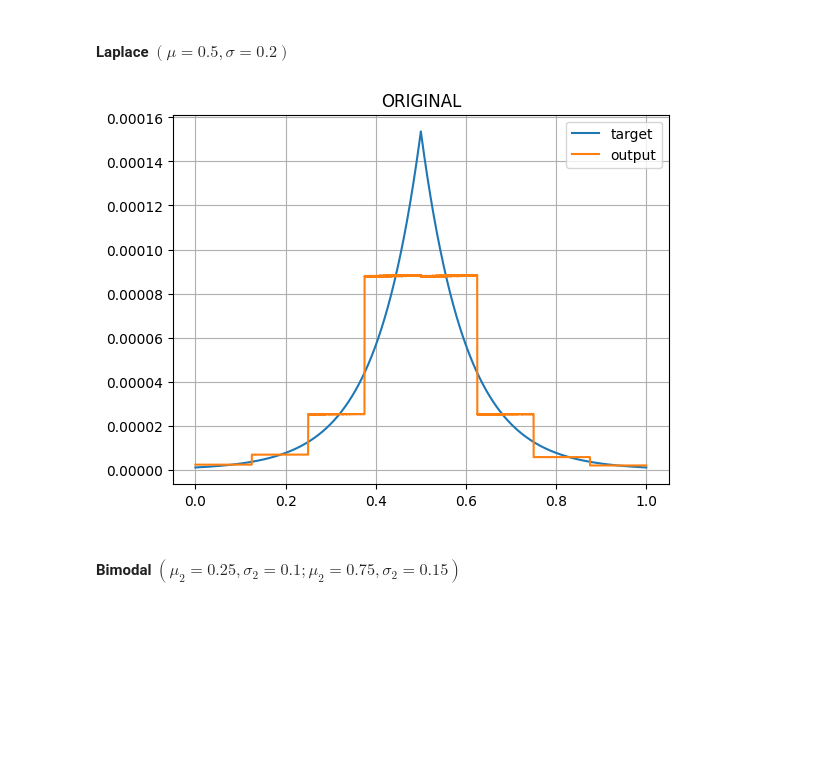
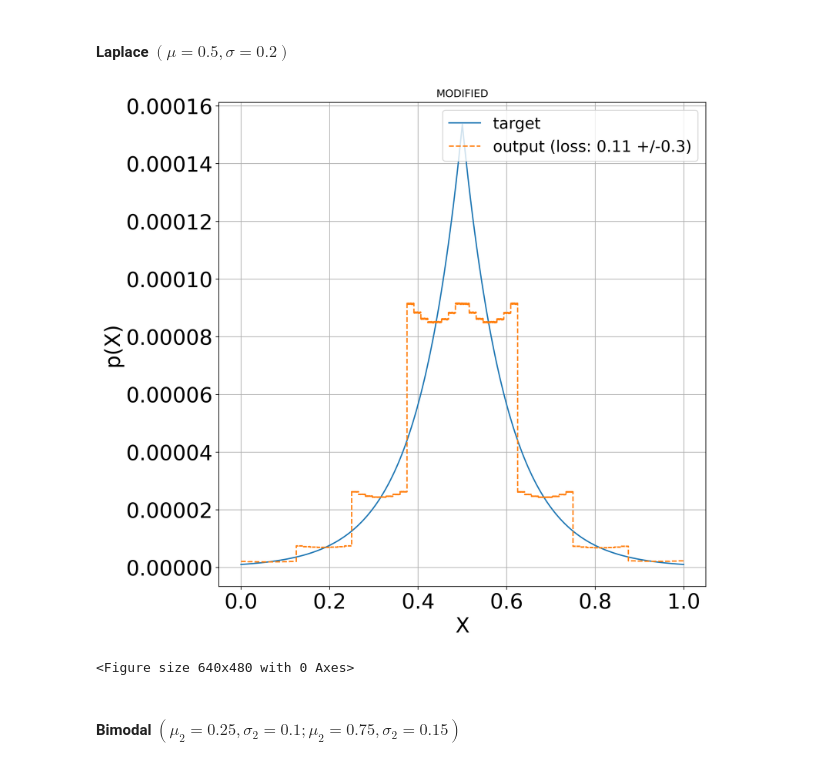
Before and after one commit to IsmaelCesar/sanches-modified, a Jupyter notebook: mtest_plotting_no_perm_results.ipynb, the cells around one changed output. Drawn from its saved outputs; the diff is of its cells as text; code cells hidden in the pictures; blank space fills up the shorter version.

```diff
--- a/mtest_plotting_no_perm_results.ipynb
+++ b/mtest_plotting_no_perm_results.ipynb
@@ -8,8 +15,6 @@ SCRIPT_RESULTS_PATHS = "results/script_results"
 # %% [markdown]
 #### Normal ($\mu = 0.5, \sigma = 0.3$)
 # %%
-model_type = "original"
-
 dist_type = "normal"
 dist_params = {"x_points": (0, 1), "loc": 0.5, "scale": 0.3}
 num_qubits = 15
@@ -19,14 +24,27 @@ target_state = get_state(num_qubits, dist_type, dist_params)
 approx_file = os.path.join(SCRIPT_RESULTS_PATHS, dist_type, f"{model_type}_plot_{dist_type}_{num_qubits}qb_0.05eps.csv")
 approx_states = np.loadtxt(approx_file, delimiter=",", dtype=np.complex64).astype(np.float32)
 
+mean_losses, std_losses = compute_fidloss_metrics(approx_states, target_state)
+
 mean_approx= np.mean(approx_states, axis=0)
 
 x_points = np.linspace(0, 1, 2**num_qubits)
 
+fontsize = 24
+
+plt.figure(figsize=(10, 10), dpi=300)
 plt.title(model_type.upper())
 plt.plot(x_points, np.abs(target_state)**2, label="target")
-plt.plot(x_points, np.abs(mean_approx)**2, label="output")
+plt.plot(x_points, np.abs(mean_approx)**2, "--", label=f"output (loss: {round(mean_losses, 2)} +/-{round(std_losses, 2)})")
 plt.grid()
-plt.legend(loc="best")
+plt.xlabel("X", fontsize=fontsize)
+plt.ylabel("p(X)", fontsize=fontsize)
+plt.yticks(fontsize=fontsize)
+plt.xticks(fontsize=fontsize)
+plt.legend(loc="best", fontsize=18)
+plot_file_path = os.path.join(SCRIPT_RESULTS_PATHS, dist_type, f"{model_type}_density_plot_{dist_type}_{num_qubits}qb_0.5eps.pdf")
+plt.savefig(plot_file_path)
 plt.show()
+plt.close()
+plt.clf()
 # %% [output]
@@ -60,29 +90,40 @@ plt.show()
 # %% [markdown]
 #### Laplace $(\mu = 0.5 , \sigma = 0.2)$
 # %%
-model_type = "original"
+#model_type = "original"
 
 dist_type = "laplace"
 dist_params = {"x_points": (0, 1), "loc": 0.5, "scale": 0.2}
 num_qubits = 15
 
 target_state = get_state(num_qubits, dist_type, dist_params)
 
 approx_file = os.path.join(SCRIPT_RESULTS_PATHS, dist_type, f"{model_type}_plot_{dist_type}_{num_qubits}qb_0.05eps.csv")
 approx_states = np.loadtxt(approx_file, delimiter=",", dtype=np.complex64).astype(np.float32)
 
 mean_approx= np.mean(approx_states, axis=0)
 
 x_points = np.linspace(0, 1, 2**num_qubits)
 
+fontsize = 24
+plt.figure(figsize=(10, 10), dpi=300)
 plt.title(model_type.upper())
 plt.plot(x_points, np.abs(target_state)**2, label="target")
-plt.plot(x_points, np.abs(mean_approx)**2, label="output")
-plt.legend(loc="best")
+plt.plot(x_points, np.abs(mean_approx)**2, "--", label=f"output (loss: {round(mean_losses, 2)} +/-{round(std_losses, 2)})")
 plt.grid()
+plt.xlabel("X", fontsize=fontsize)
+plt.ylabel("p(X)", fontsize=fontsize)
+plt.yticks(fontsize=fontsize)
+plt.xticks(fontsize=fontsize)
+plt.legend(loc="best", fontsize=18)
+plot_file_path = os.path.join(SCRIPT_RESULTS_PATHS, dist_type, f"{model_type}_density_plot_{dist_type}_{num_qubits}qb_0.5eps.pdf")
+plt.savefig(plot_file_path)
 plt.show()
+plt.close()
+plt.clf()
 # %% [output]
-[figure, old version]
+[figure, new version]
+<Figure size 640x480 with 0 Axes>
 # %% [markdown]
 #### Bimodal $(\mu_2 = 0.25, \sigma_2 = 0.1 ;\mu_2 = 0.75, \sigma_2 = 0.15)$
 # %%
```
Also changed, not shown: parts of 5 cells of this notebook.
